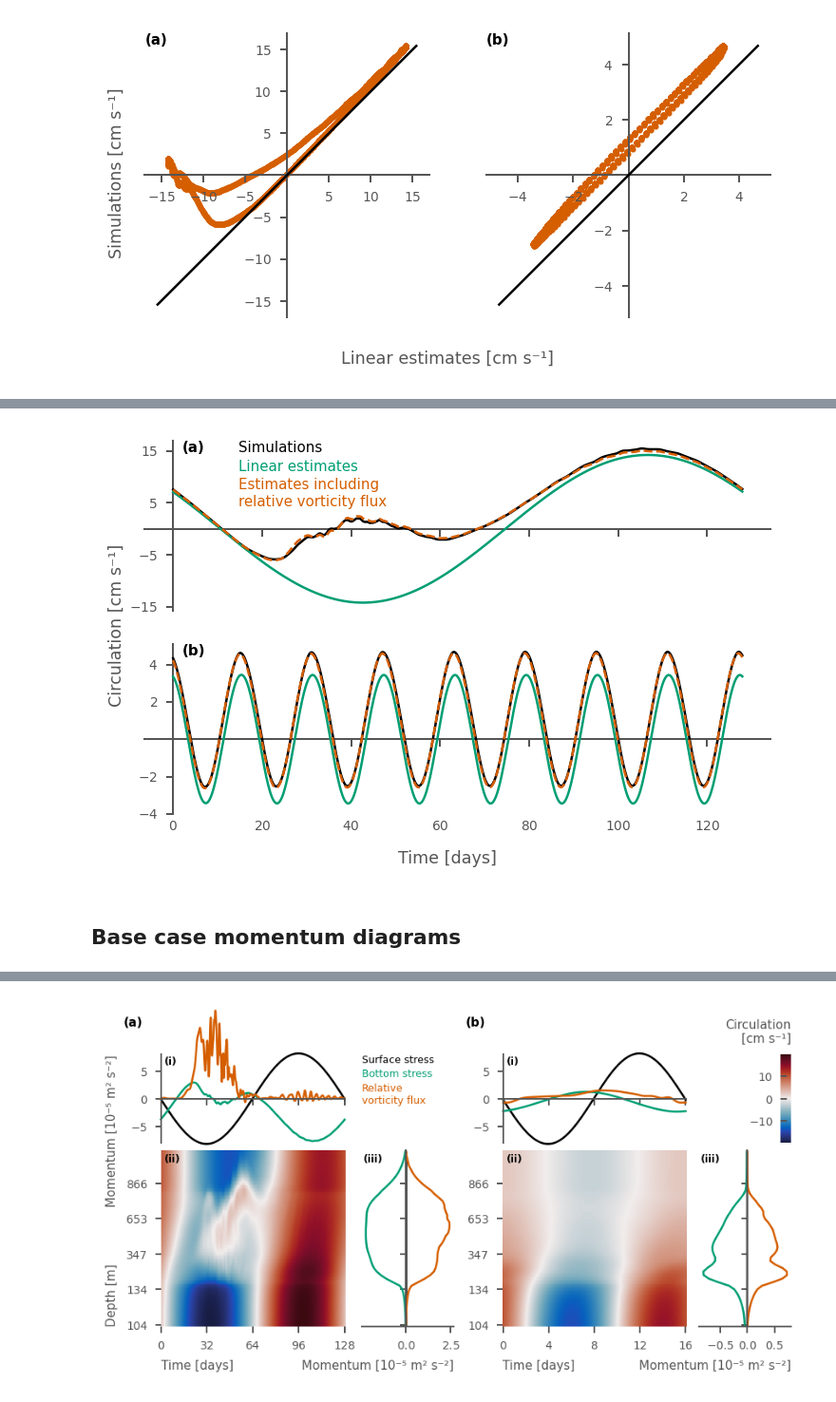
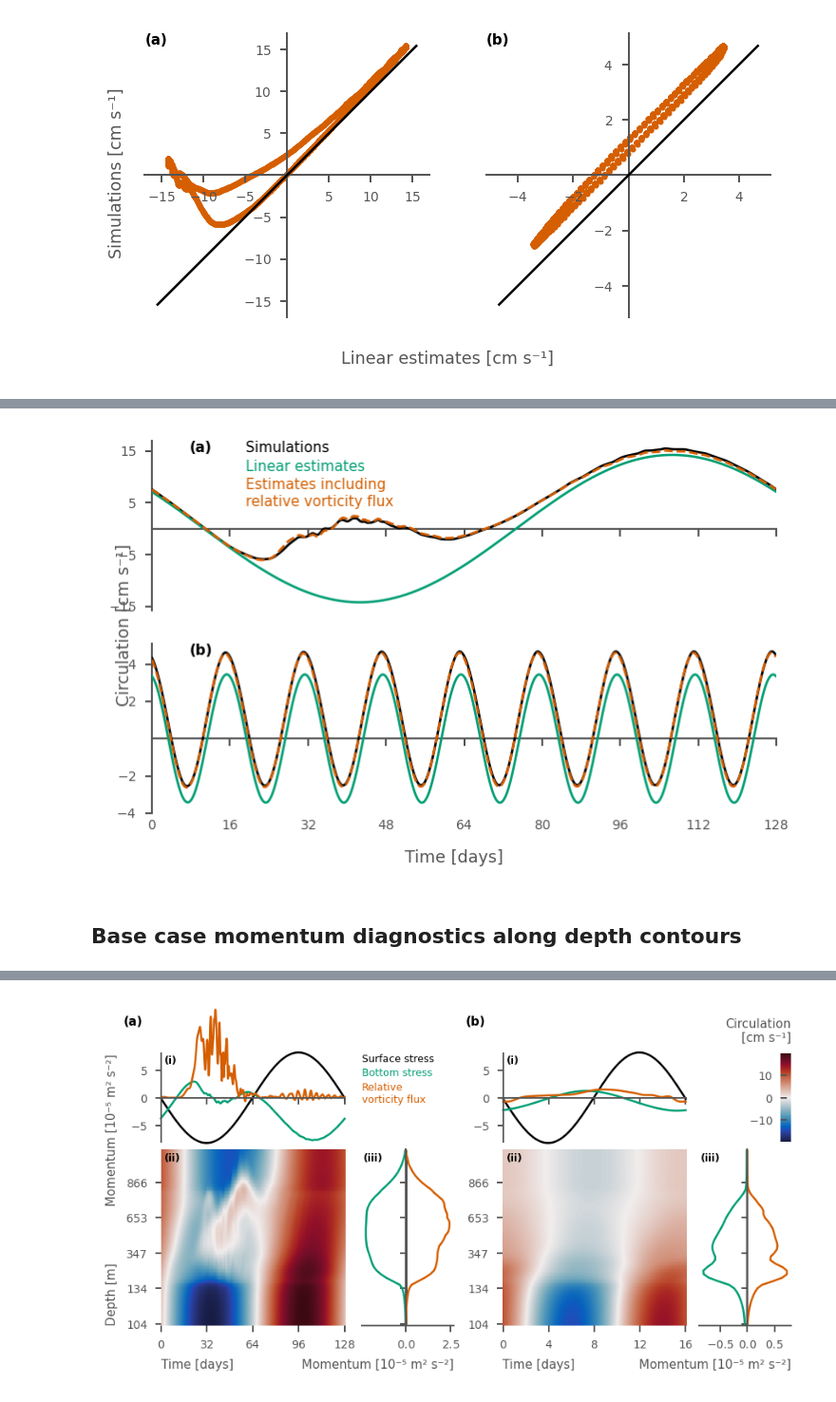
Before and after one commit to alpsjur/temporal-topo-flow, a Jupyter notebook: notebooks/make_figures.ipynb, the cells around one changed output, grey strips where cells are left out. Shown at 95% size. Saved outputs shown, nothing was run; the diff lists cells and outputs as text; code cells hidden in the pictures.

Commit message:
documented figures

```diff
--- a/notebooks/make_figures.ipynb
+++ b/notebooks/make_figures.ipynb
@@ -422,5 +445,5 @@ fig.savefig(figpath+"scatterplots.pdf")
 # %%
-# time series
+
 fig, [axt,axb] = create_figure("double", nrows=2,
                                sharex =True
                                )
@@ -439,6 +462,8 @@ fig.supylabel('Circulation [cm s⁻¹]',
 
 axt.set_yticks([-15, -5, 5, 15])
 axb.set_yticks([-4, -2, 2, 4])
+axb.set_xticks(np.arange(0, 129, 16))
+axb.set_xlim([0, 128])
 
 # Shift x-axis tick labels downward
 for label in axb.get_xticklabels():
@@ -448,35 +473,35 @@ for label in axb.get_xticklabels():
 axt.text(0.06, 1, "(a)", color="black",
          transform=axt.transAxes,
          verticalalignment='top',
          fontweight='bold'
          )
 axb.text(0.06, 1, "(b)", color="black",
          transform=axb.transAxes,
          verticalalignment='top',
          fontweight='bold'
          )
 
 labels = ["Simulations", "Linear estimates", "Estimates including\nrelative vorticity flux"]
 y_start = 1
 line_height = 0.1  # adjust for multi-line labels
 y = y_start
 for label, color in zip(labels, colorwheel):
     axt.text(
         0.15, y,
         label,
         color=color,
         #fontweight="bold",
         #fontsize=5,
         transform=axt.transAxes,
         ha="left", va="top"
     )
     n_lines = label.count("\n") + 1
     y -= n_lines * line_height + 0.01  # small gap between entries
 
 fig.savefig(figpath+"timeseries_circulation.pdf")
 # %% [output]
-[figure, old version]
+[figure, new version]
 # %% [markdown]
-## Base case momentum diagrams
+## Base case momentum diagnostics along depth contours
 # %% [markdown]
 ### Depth contours
```
Also changed, not shown: parts of 18 cells of this notebook.
